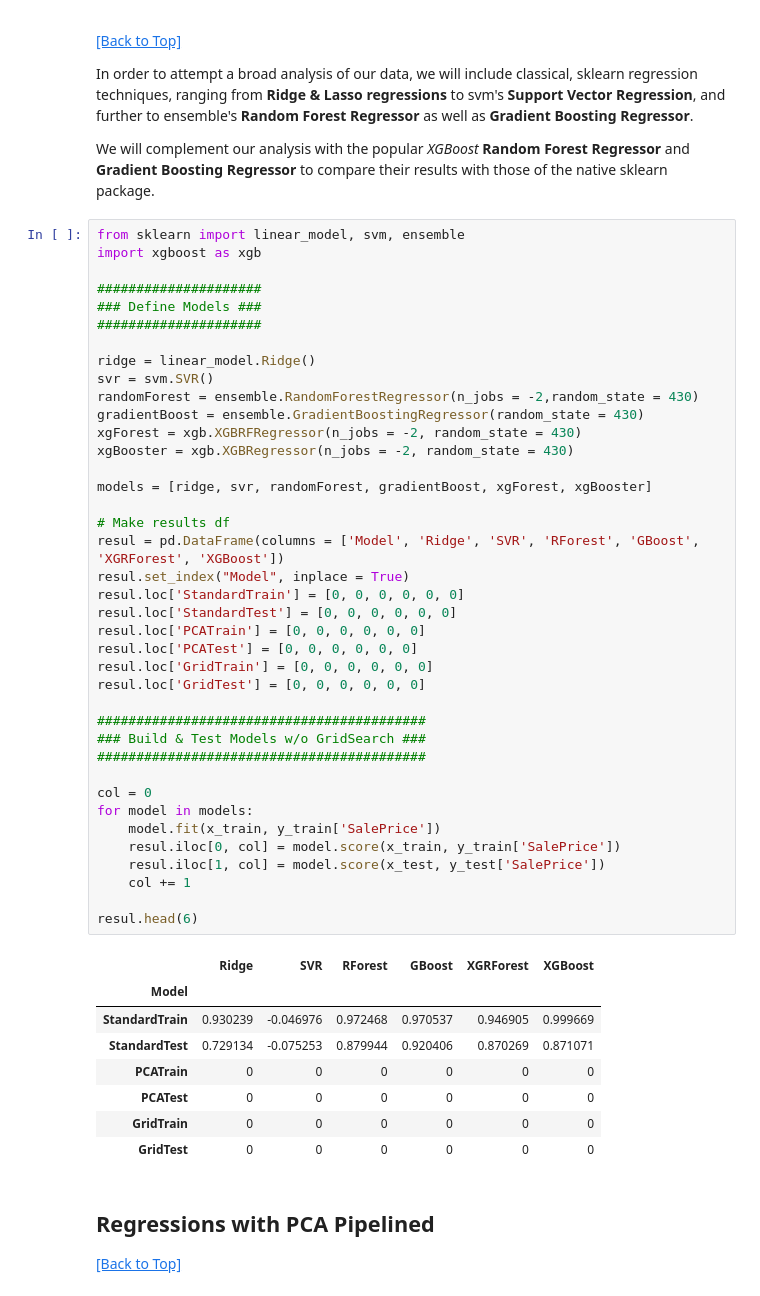
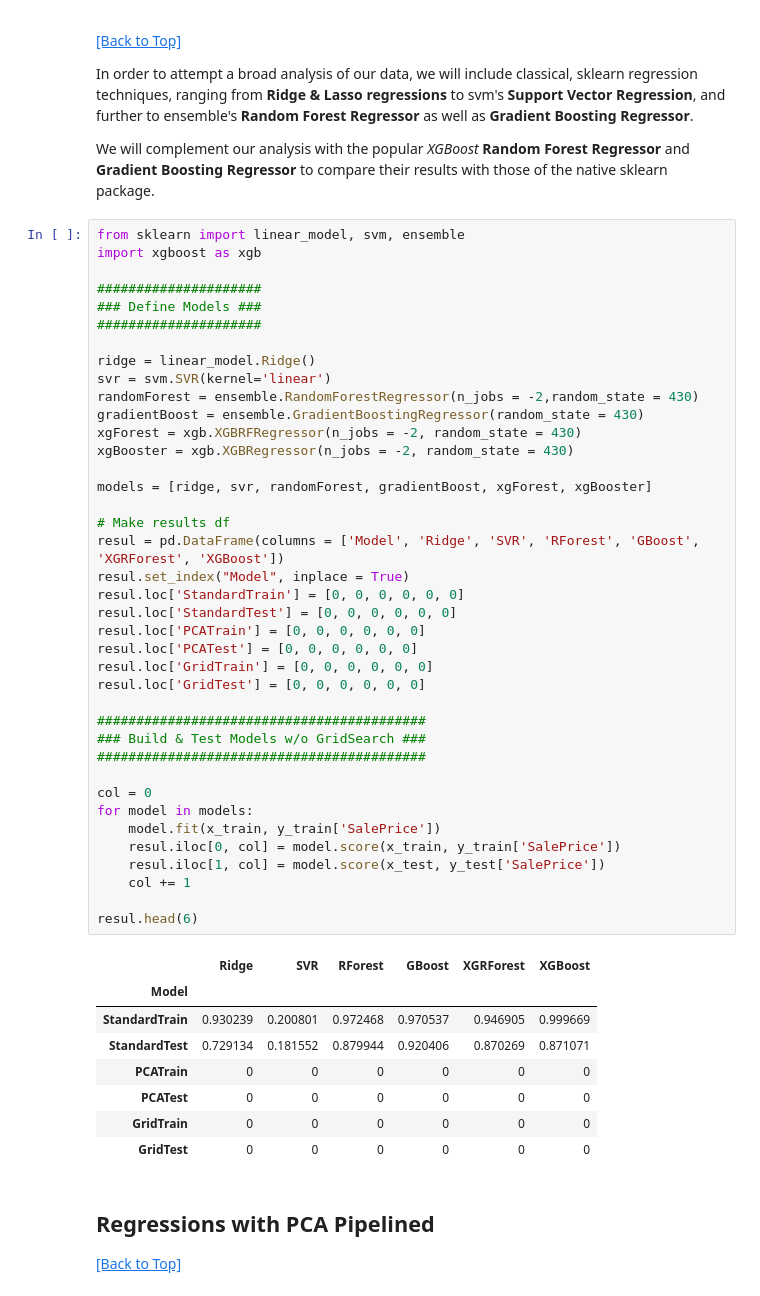
Before and after one commit to BaroqBard/IowaHousingPredictions, a Jupyter notebook: Iowa Housing Project - II. Modeling & Analysis.ipynb, the cells around one changed output. Cells and saved outputs as stored; diff of their text form.

```diff
--- a/Iowa Housing Project - II. Modeling & Analysis.ipynb
+++ b/Iowa Housing Project - II. Modeling & Analysis.ipynb
@@ -106,41 +111,41 @@ import xgboost as xgb
 #####################
 
 ridge = linear_model.Ridge()
-svr = svm.SVR()
+svr = svm.SVR(kernel='linear')
 randomForest = ensemble.RandomForestRegressor(n_jobs = -2,random_state = 430)
 gradientBoost = ensemble.GradientBoostingRegressor(random_state = 430)
 xgForest = xgb.XGBRFRegressor(n_jobs = -2, random_state = 430)
 xgBooster = xgb.XGBRegressor(n_jobs = -2, random_state = 430)
 
 models = [ridge, svr, randomForest, gradientBoost, xgForest, xgBooster]
 
 # Make results df
 resul = pd.DataFrame(columns = ['Model', 'Ridge', 'SVR', 'RForest', 'GBoost', 'XGRForest', 'XGBoost'])
 resul.set_index("Model", inplace = True)
 resul.loc['StandardTrain'] = [0, 0, 0, 0, 0, 0]
 resul.loc['StandardTest'] = [0, 0, 0, 0, 0, 0]
 resul.loc['PCATrain'] = [0, 0, 0, 0, 0, 0]
 resul.loc['PCATest'] = [0, 0, 0, 0, 0, 0]
 resul.loc['GridTrain'] = [0, 0, 0, 0, 0, 0]
 resul.loc['GridTest'] = [0, 0, 0, 0, 0, 0]
 
 ##########################################
 ### Build & Test Models w/o GridSearch ###
 ##########################################
 
 col = 0
 for model in models:
     model.fit(x_train, y_train['SalePrice'])
     resul.iloc[0, col] = model.score(x_train, y_train['SalePrice'])
     resul.iloc[1, col] = model.score(x_test, y_test['SalePrice'])
     col += 1
 
 resul.head(6)
 # %% [output]
 |  | Ridge | SVR | RForest | GBoost | XGRForest | XGBoost |
 | Model |  |  |  |  |  |  |
-| StandardTrain | 0.930239 | -0.046976 | 0.972468 | 0.970537 | 0.946905 | 0.999669 |
-| StandardTest | 0.729134 | -0.075253 | 0.879944 | 0.920406 | 0.870269 | 0.871071 |
+| StandardTrain | 0.930239 | 0.200801 | 0.972468 | 0.970537 | 0.946905 | 0.999669 |
+| StandardTest | 0.729134 | 0.181552 | 0.879944 | 0.920406 | 0.870269 | 0.871071 |
 | PCATrain | 0 | 0 | 0 | 0 | 0 | 0 |
 | PCATest | 0 | 0 | 0 | 0 | 0 | 0 |
 | GridTrain | 0 | 0 | 0 | 0 | 0 | 0 |
```
Also changed, not shown: parts of 24 cells of this notebook, 1 other file.
